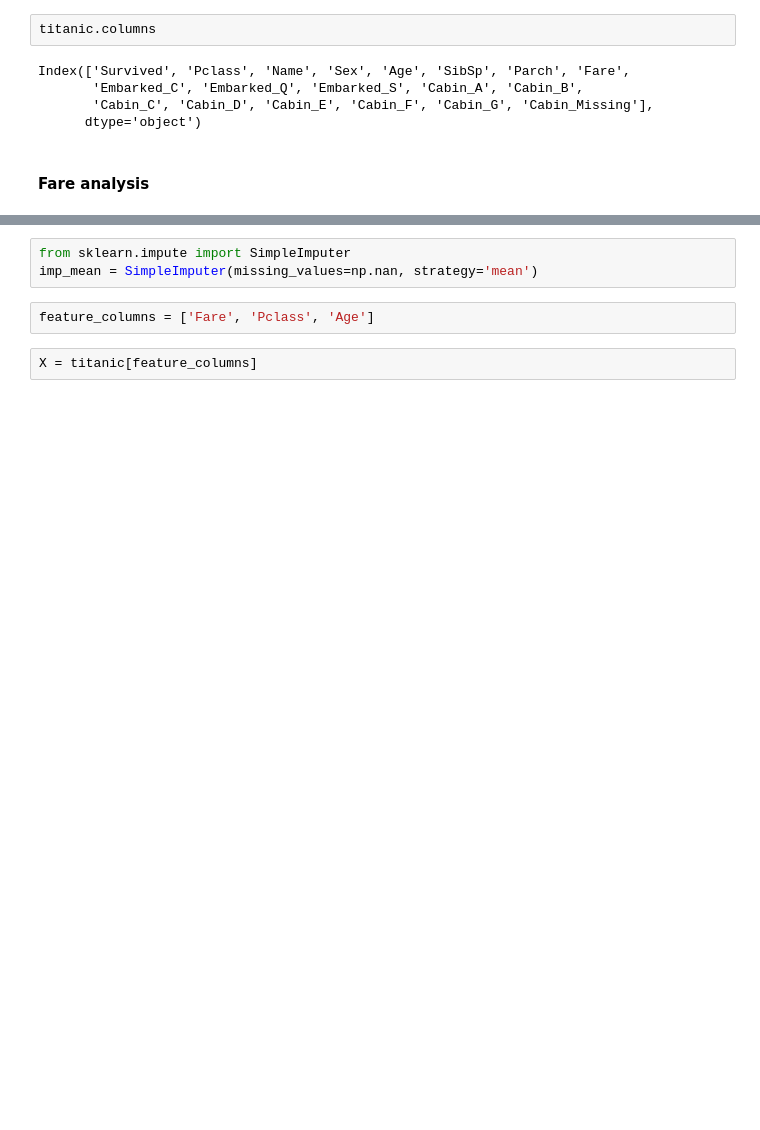
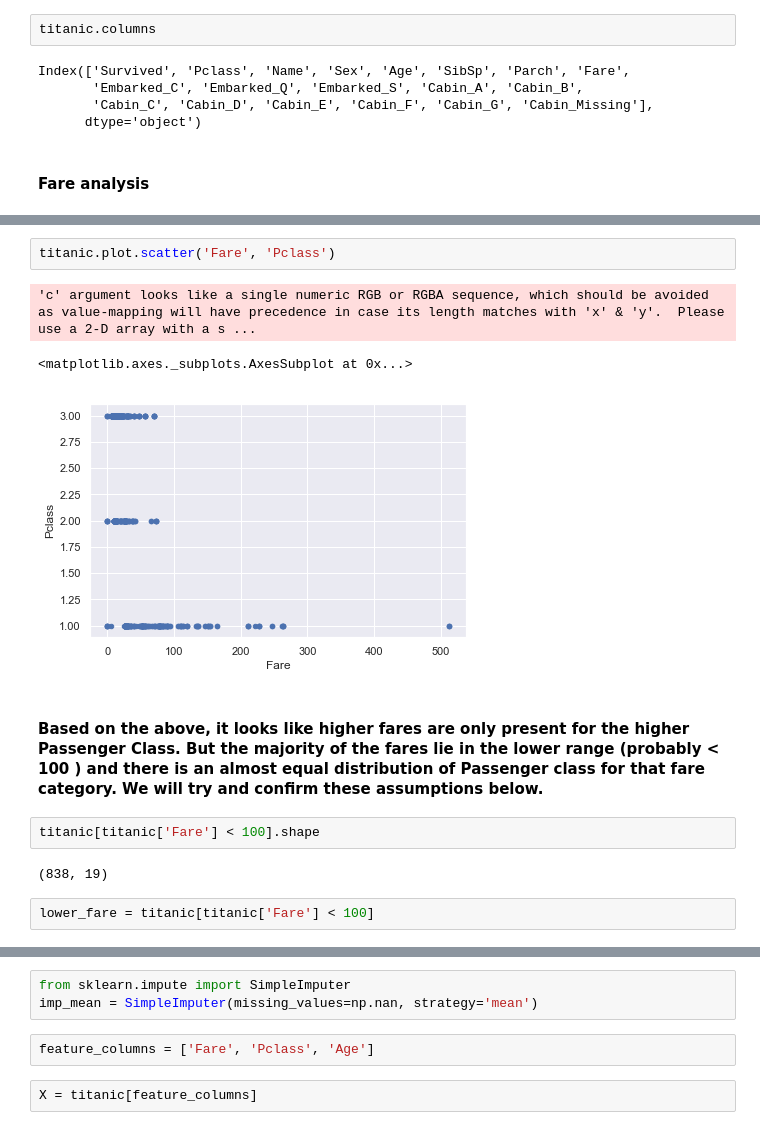
Before and after one commit to abhishekjain88/titanic-kaggle, a Jupyter notebook: Titanic Competition.ipynb, the cells around one changed output, grey strips where cells are left out. Drawn from its saved outputs; the diff is of its cells as text; blank space fills up the shorter version.

```diff
--- a/Titanic Competition.ipynb
+++ b/Titanic Competition.ipynb
@@ -461,0 +484,14 @@ Index(['Survived', 'Pclass', 'Name', 'Sex', 'Age', 'SibSp', 'Parch', 'Fare',
+# %%
+titanic.plot.scatter('Fare', 'Pclass')
+# %% [output]
+'c' argument looks like a single numeric RGB or RGBA sequence, which should be avoided as value-mapping will have precedence in case its length matches with 'x' & 'y'.  Please use a 2-D array with a s ...
+<matplotlib.axes._subplots.AxesSubplot at 0x...>
+[figure, added]
+# %% [markdown]
+#### Based on the above, it looks like higher fares are only present for the higher Passenger Class. But the majority of the fares lie in the lower range (probably < 100 ) and there is an almost equal distribution of Passenger class for that fare category. We will try and confirm these assumptions below.
+# %%
+titanic[titanic['Fare'] < 100].shape
+# %% [output]
+(838, 19)
+# %%
+lower_fare = titanic[titanic['Fare'] < 100]
```
Also changed, not shown: parts of 17 cells of this notebook.
